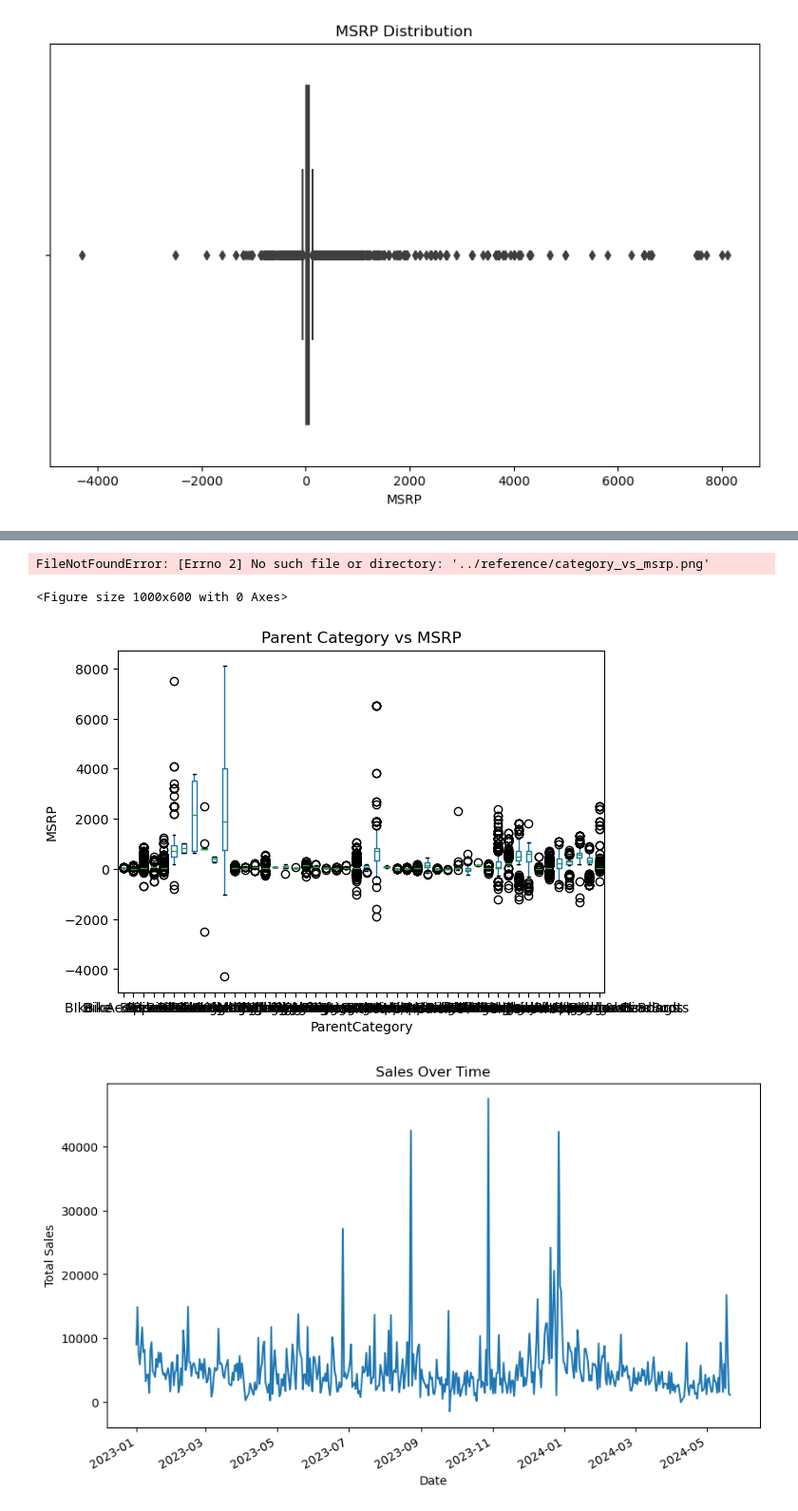
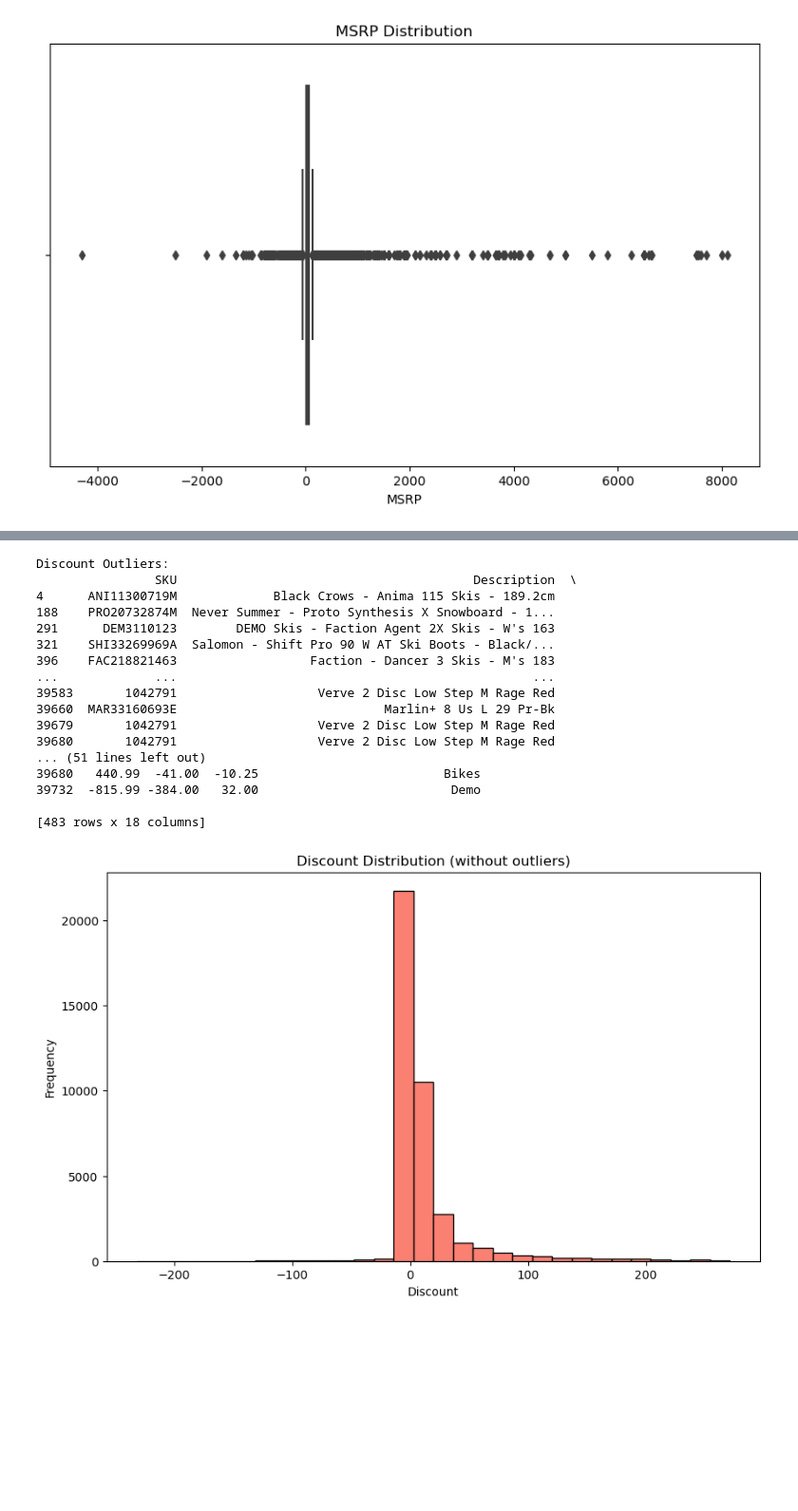
Before and after one commit to MappingKat/SunlightMtnRetail, a Jupyter notebook: notebooks/Sunlight Retail Store Stats.ipynb, the cells around one changed output, grey strips where cells are left out. Shown at 95% size. Saved outputs shown, nothing was run; the diff lists cells and outputs as text; code cells hidden in the pictures; blank space fills up the shorter version.

```diff
--- a/notebooks/Sunlight Retail Store Stats.ipynb
+++ b/notebooks/Sunlight Retail Store Stats.ipynb
@@ -403,31 +441,48 @@ plt.show()
-# %%
-
-
-# Category vs MSRP
-plt.figure(figsize=(10, 6))
-df.boxplot(column='MSRP', by='ParentCategory', grid=False)
-plt.title('Parent Category vs MSRP')
-plt.suptitle('')
-plt.xlabel('ParentCategory')
-plt.ylabel('MSRP')
-plt.savefig('../reference/category_vs_msrp.png')
-plt.show()
-# %% [output]
-FileNotFoundError: [Errno 2] No such file or directory: '../reference/category_vs_msrp.png'
-<Figure size 1000x600 with 0 Axes>
-[figure, removed]
-# %%
-
-# Sales Over Time
-plt.figure(figsize=(10, 6))
-df.groupby('SaleDate')['Sales'].sum().plot()
-plt.title('Sales Over Time')
-plt.xlabel('Date')
-plt.ylabel('Total Sales')
-
-plt.show()
-# %% [output]
-[figure, removed]
+# %%
+# Define a function to detect outliers
+def find_outliers(data, threshold=3):
+    mean = np.mean(data)
+    std = np.std(data)
+    outliers = data[(data - mean).abs() > threshold * std]
+    return outliers
+
+# Identify outliers in the Discount column
+discount_outliers = find_outliers(df['Discount'])
+
+# Print out the major outliers
+print("Discount Outliers:")
+print(df[df['Discount'].isin(discount_outliers)])
+
+# Remove the outliers from the DataFrame
+df_cleaned = df[~df.index.isin(discount_outliers.index)]
+
+# Plot the Discount distribution without outliers
+plt.figure(figsize=(10, 6))
+plt.hist(df_cleaned['Discount'], bins=30, edgecolor='k', color='salmon')
+plt.title('Discount Distribution (without outliers)')
+plt.xlabel('Discount')
+plt.ylabel('Frequency')
+plt.savefig('../references/discount_distribution_cleaned.png')
+plt.show()
+# %% [output]
+Discount Outliers:
+                SKU                                        Description  \
+4      ANI11300719M             Black Crows - Anima 115 Skis - 189.2cm
+188    PRO20732874M  Never Summer - Proto Synthesis X Snowboard - 1...
+291      DEM3110123        DEMO Skis - Faction Agent 2X Skis - W's 163
+321    SHI33269969A  Salomon - Shift Pro 90 W AT Ski Boots - Black/...
+396    FAC218821463                  Faction - Dancer 3 Skis - M's 183
+...             ...                                                ...
+39583       1042791                   Verve 2 Disc Low Step M Rage Red
+39660  MAR33160693E                            Marlin+ 8 Us L 29 Pr-Bk
+39679       1042791                   Verve 2 Disc Low Step M Rage Red
+39680       1042791                   Verve 2 Disc Low Step M Rage Red
+... (51 lines left out)
+39680   440.99  -41.00  -10.25                         Bikes
+39732  -815.99 -384.00   32.00                          Demo
+
+[483 rows x 18 columns]
+[figure, added]
 # %%
 # Convert SaleDate to datetime
 df['SaleDate'] = pd.to_datetime(df['SaleDate'])
```
Also changed, not shown: parts of 6 cells of this notebook, 9 other files.
